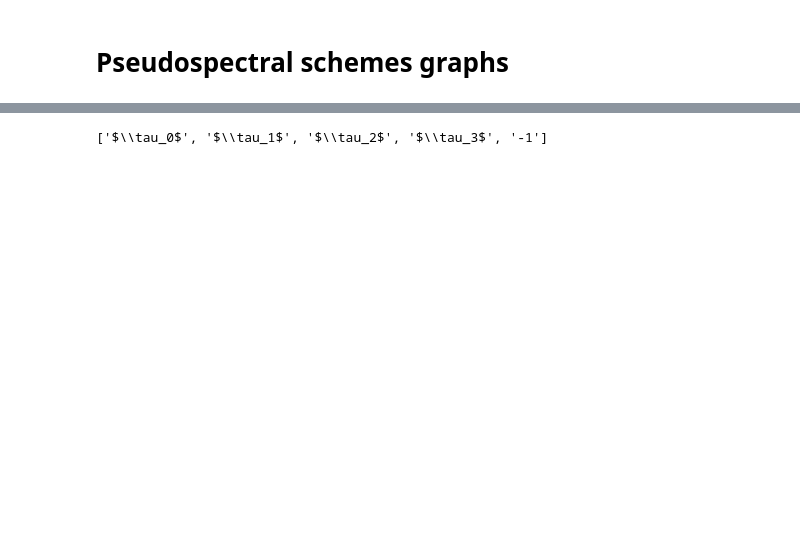
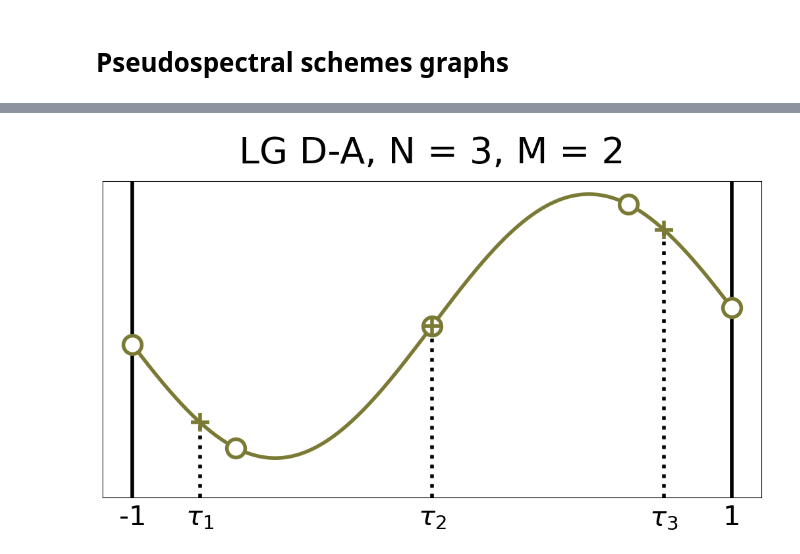
Before and after one commit to AunSiro/Cosejas_IRI, a Jupyter notebook: Casadi/sinthetic data for graphs.ipynb, the cells around one changed output, grey strips where cells are left out. Cells and saved outputs as stored; diff of their text form; code cells hidden in the pictures; blank space fills up the shorter version.

```diff
--- a/Casadi/sinthetic data for graphs.ipynb
+++ b/Casadi/sinthetic data for graphs.ipynb
@@ -938,6 +936,7 @@ from chords.pseudospectral import coll_points, node_points
 from chords.util import sch_to_color, oct_fig_size, save_fig
 # %%
 N_col = 3
+M = 2
 
 lg_col = np.array(coll_points(N_col, 'LG'), dtype = float)
 lgr_col = np.array(coll_points(N_col, 'LGR'), dtype = float)
@@ -945,6 +944,7 @@ lgl_col = np.array(coll_points(N_col, 'LGL'), dtype = float)
 
 
 lg_nod = np.array(node_points(N_col+1, 'LG'), dtype = float)
+lg_bu_nod = np.array(node_points(N_col+M, 'LGL'), dtype = float)
 lgr_nod = np.array(node_points(N_col+1, 'LGR'), dtype = float)
 lgl_nod = np.array(node_points(N_col, 'LGL'), dtype = float)
 
@@ -955,6 +955,7 @@ lgl_col_y = np.sin(lgl_col*3)
 lg_nod_y = np.sin(lg_nod*3)
 lgr_nod_y = np.sin(lgr_nod*3)
 lgl_nod_y = np.sin(lgl_nod*3)
+lg_bu_nod_y = np.sin(lg_bu_nod*3)
 # %%
 linewidth = 4
 marker_size = 20
@@ -1142,4 +1143,59 @@ if save:
-# %%
-x_labels
-# %% [output]
-['$\\tau_0$', '$\\tau_1$', '$\\tau_2$', '$\\tau_3$', '-1']
+# %%
+scheme = 'BU_LG'
+
+plt.figure(figsize=oct_fig_size)
+plt.title(sch_to_lab(scheme) + f', N = 3, M = {M}', fontsize=titlesize)
+plt.tight_layout(pad=0.0)
+
+
+plt.vlines([-1,1], [-1.3, -1.3], [1.1,1.1],
+          lw = linewidth,
+          color = 'k')
+plt.vlines(lg_col, -1.3*np.ones_like(lg_col), lg_col_y,
+          lw = linewidth,
+          color = 'k',
+          ls = ':')
+
+plt.plot(t_arr, y_arr,
+         c = sch_to_color(scheme),
+         lw = linewidth
+        )
+plt.plot(lg_bu_nod, lg_bu_nod_y,'o' ,
+         mec = sch_to_color(scheme),
+         ms = marker_size,
+         mfc = 'w',
+         mew = linewidth
+        )
+
+plt.plot(lg_col, lg_col_y,'+' ,
+         mec = sch_to_color(scheme),
+         ms = marker_size*1,
+         mew = linewidth*1,
+         mfc = sch_to_color(scheme),
+        )
+plt.ylim(-1.3, 1.1)
+plt.tick_params(
+        axis='both',          # changes apply to the x-axis
+        which='both',      # both major and minor ticks are affected
+        bottom=False,      # ticks along the bottom edge are off
+        top=False,         # ticks along the top edge are off
+        left = False,
+        labelleft = False,
+        labelbottom=True)
+
+x_ticks = np.array(node_points(N_col+1, 'LG')+[1], dtype = float)
+x_labels = [-1] + [r'$\tau_'+str(ii+1)+'$' for ii in range(N_col)] + ['1']
+plt.xticks(x_ticks, x_labels, fontsize = 30)
+
+plt.tight_layout(pad=0.0)
+if save:
+        save_fig(
+            problem_name = problem_name,
+            graph_name = 'points',
+            schemes_printed = [scheme],
+            save_format = save_format,
+            N = N_col,
+            q_counter = None,
+        )
+# %% [output]
+[figure, added]
```
Also changed, not shown: parts of 7 cells of this notebook, 2 other files.
